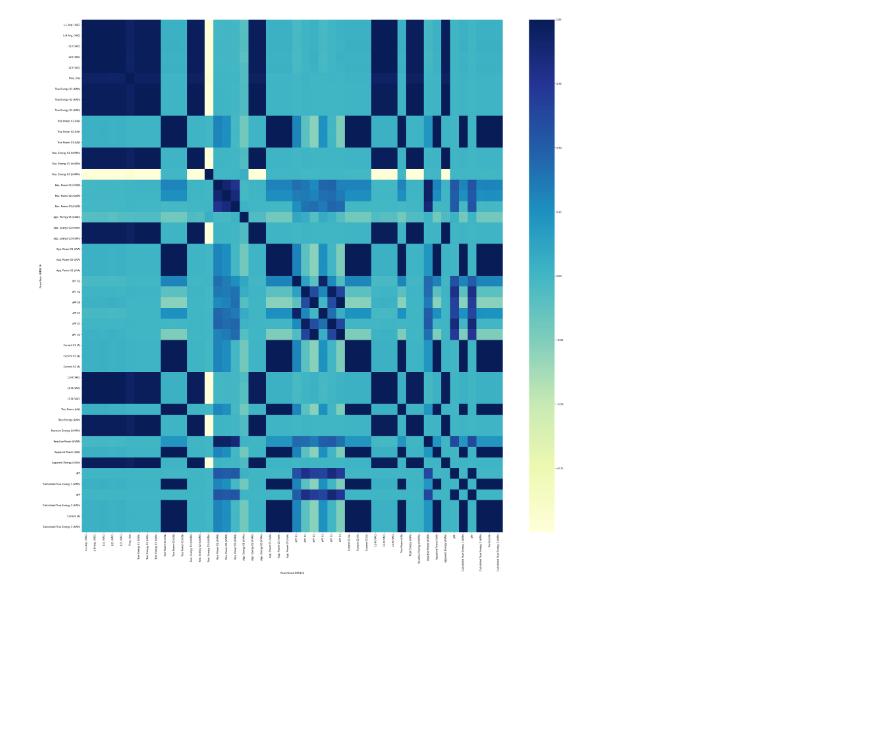
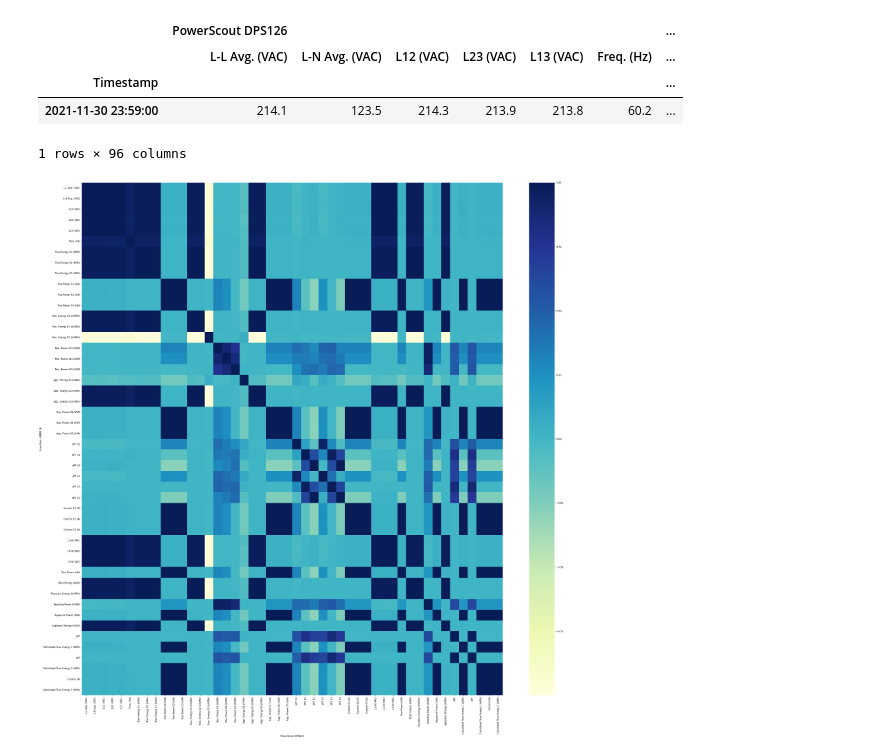
Before and after one commit to samsipe/amplify-microgrid-ai, a Jupyter notebook: notebooks/power_jd.ipynb, the cells around one changed output. Saved outputs shown, nothing was run; the diff lists cells and outputs as text; code cells hidden in the pictures; blank space fills up the shorter version.

```diff
--- a/notebooks/power_jd.ipynb
+++ b/notebooks/power_jd.ipynb
@@ -28,6 +32,14 @@ data = data[2:].set_index([('Timestamp', 'Timestamp')]).replace('-', np.nan).ast
 # Slice to the two power systems we're monitoring
 gross_power_cols = ['PowerScout DPS126', 'PowerScout DPS121']
 gross_power = data[gross_power_cols]
+# %%
+gross_power.head(1)
+# %% [output]
+|  | PowerScout DPS126 |  |  |  |  |  | ... |
+|  | L-L Avg. (VAC) | L-N Avg. (VAC) | L12 (VAC) | L23 (VAC) | L13 (VAC) | Freq. (Hz) | ... |
+| Timestamp |  |  |  |  |  |  | ... |
+| 2021-11-30 23:59:00 | 214.1 | 123.5 | 214.3 | 213.9 | 213.8 | 60.2 | ... |
+1 rows × 96 columns
 # %%
 plt.figure(figsize=(40, 40))
 hm = sns.heatmap(gross_power['PowerScout DPS126'].corr(), cmap='YlGnBu')
```
Also changed, not shown: parts of 2 cells of this notebook.
